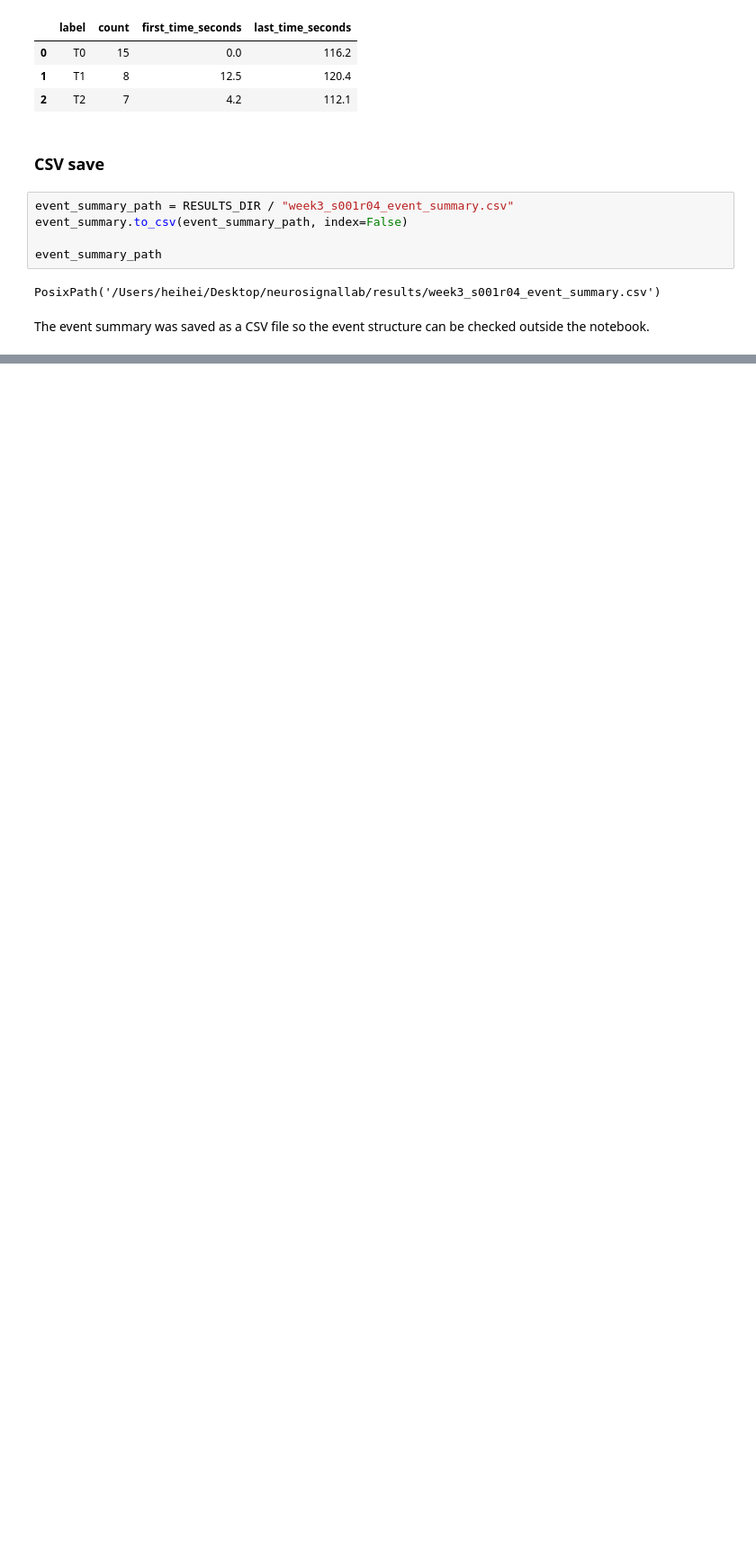
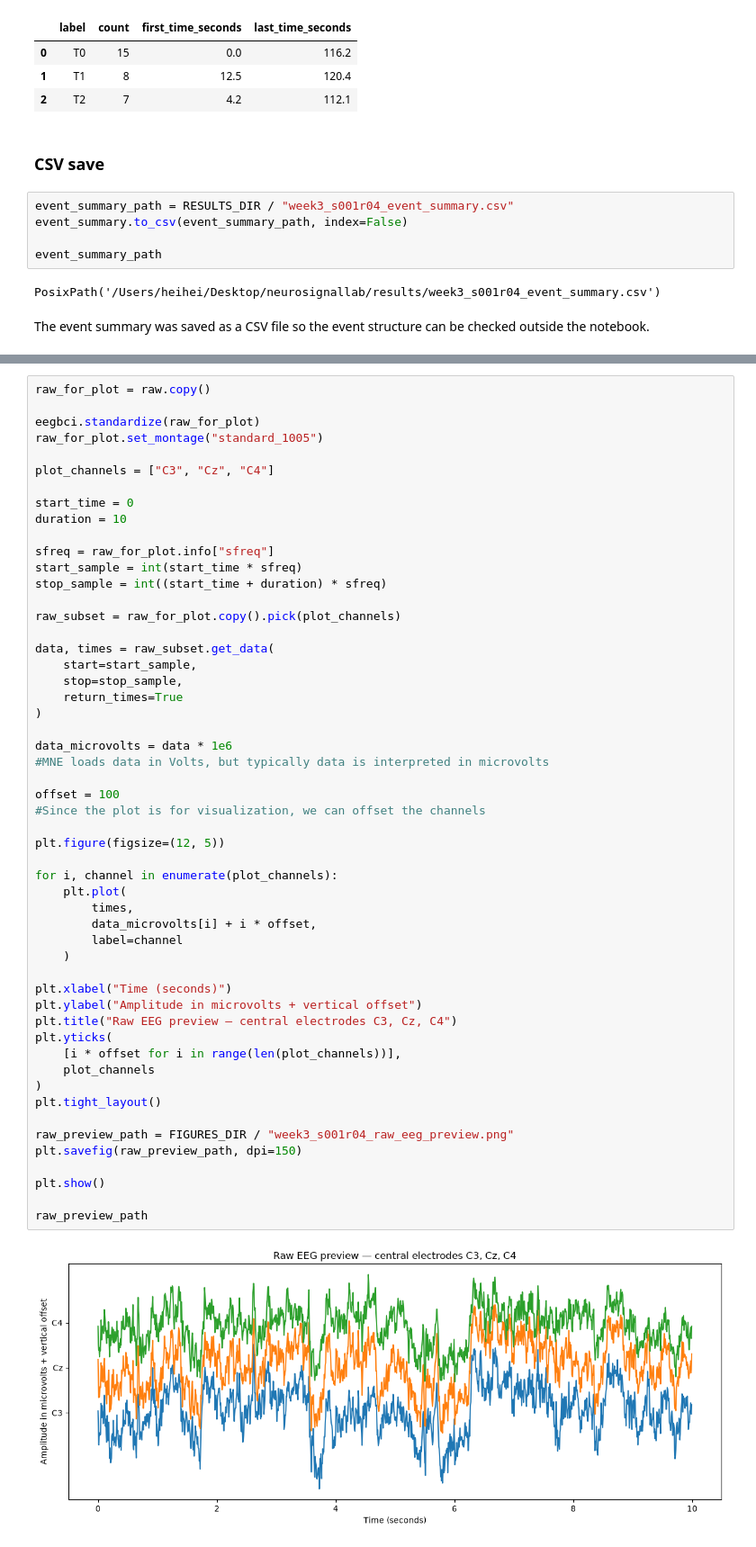
Before and after one commit to henrikchan-ops/neurosignallab, a Jupyter notebook: notebooks/01_load_verify_and_visualize_eeg.ipynb, the cells around one changed output, grey strips where cells are left out. Shown at 90% size. Drawn from its saved outputs; the diff is of its cells as text; blank space fills up the shorter version.

```diff
--- a/notebooks/01_load_verify_and_visualize_eeg.ipynb
+++ b/notebooks/01_load_verify_and_visualize_eeg.ipynb
@@ -283,0 +347,55 @@ The event summary was saved as a CSV file so the event structure can be checked
+# %%
+raw_for_plot = raw.copy()
+
+eegbci.standardize(raw_for_plot)
+raw_for_plot.set_montage("standard_1005")
+
+plot_channels = ["C3", "Cz", "C4"]
+
+start_time = 0
+duration = 10
+
+sfreq = raw_for_plot.info["sfreq"]
+start_sample = int(start_time * sfreq)
+stop_sample = int((start_time + duration) * sfreq)
+
+raw_subset = raw_for_plot.copy().pick(plot_channels)
+
+data, times = raw_subset.get_data(
+    start=start_sample,
+    stop=stop_sample,
+    return_times=True
+)
+
+data_microvolts = data * 1e6
+#MNE loads data in Volts, but typically data is interpreted in microvolts
+
+offset = 100
+#Since the plot is for visualization, we can offset the channels
+
+plt.figure(figsize=(12, 5))
+
+for i, channel in enumerate(plot_channels):
+    plt.plot(
+        times,
+        data_microvolts[i] + i * offset,
+        label=channel
+    )
+
+plt.xlabel("Time (seconds)")
+plt.ylabel("Amplitude in microvolts + vertical offset")
+plt.title("Raw EEG preview — central electrodes C3, Cz, C4")
+plt.yticks(
+    [i * offset for i in range(len(plot_channels))],
+    plot_channels
+)
+plt.tight_layout()
+
+raw_preview_path = FIGURES_DIR / "week3_s001r04_raw_eeg_preview.png"
+plt.savefig(raw_preview_path, dpi=150)
+
+plt.show()
+
+raw_preview_path
+# %% [output]
+[figure, added]
```
Also changed, not shown: parts of 13 cells of this notebook, 1 other file.
